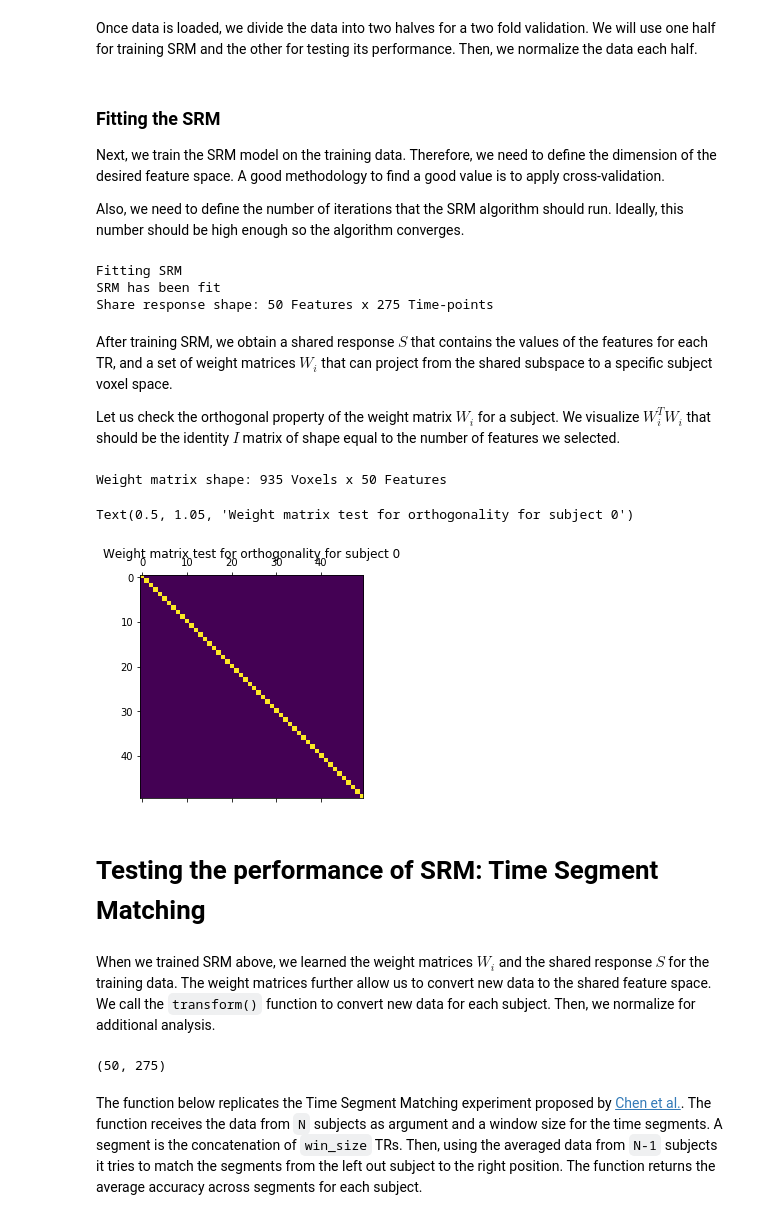
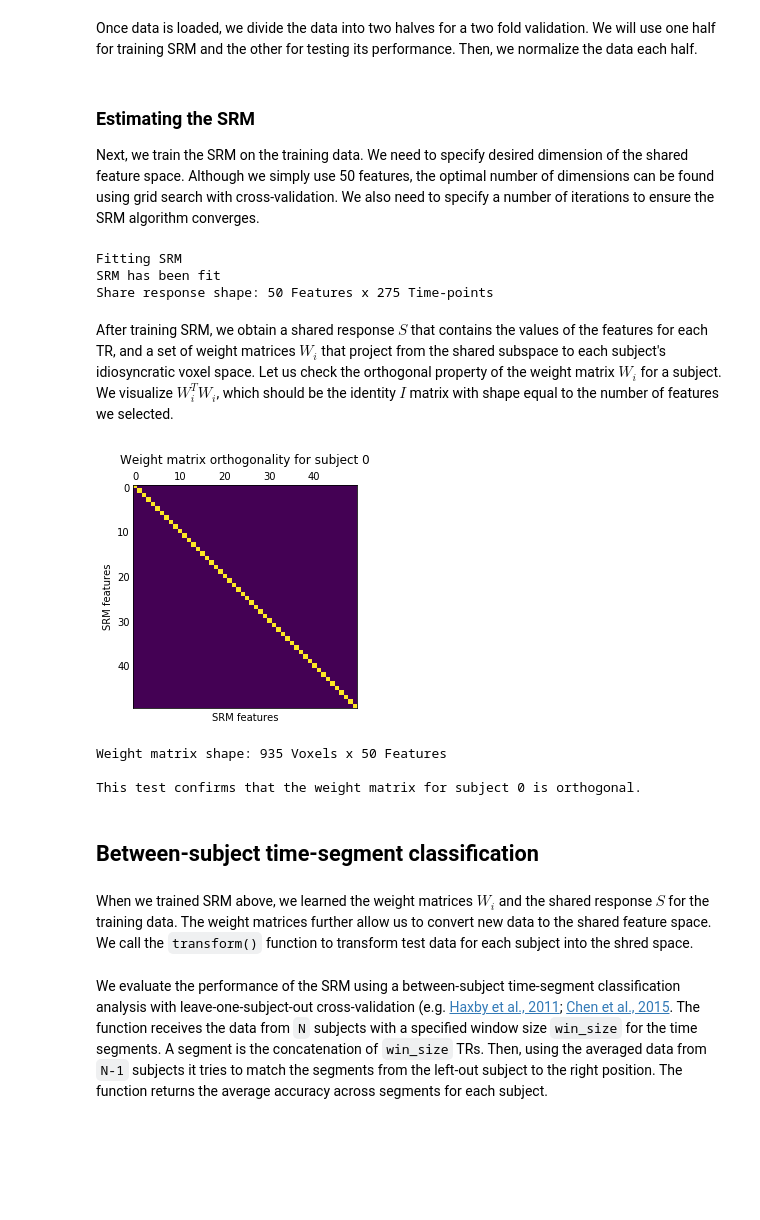
Before and after one commit to brainiak/brainiak-aperture, a Jupyter notebook: notebooks/srm/SRM.ipynb, the cells around one changed output. Saved outputs shown, nothing was run; the diff lists cells and outputs as text; code cells hidden in the pictures; blank space fills up the shorter version.

```diff
--- a/notebooks/srm/SRM.ipynb
+++ b/notebooks/srm/SRM.ipynb
@@ -24,8 +28,8 @@ from brainiak.fcma.util import compute_correlation
 To work through the SRM functionality, we use an fMRI dataset collected while participants listened to a spoken story called "[I Knew You Were Black](https://themoth.org/stories/i-knew-you-were-black)" by Carol Daniel. These data are available as part of the publicly available [Narratives](https://github.com/snastase/narratives) collection ([Nastase et al., 2019](https://openneuro.org/datasets/ds002345)). Here, we download a pre-packaged subset of the data from Zenodo. These data have been preprocessed using fMRIPrep and confound regression in AFNI. We apply the SRM to a region of interest (ROI) comprising the "temporal parietal" network according to a cortical parcellation containing 400 parcels from Schaefer and colleagues ([2018](https://doi.org/10.1093/cercor/bhx179)).
 # %%
 # Download example fMRI data and atlas from Zenodo
-data_fns = sorted(glob('../data/sub-*_task-black_*bold.nii.gz'))
-atlas_fn = '../data/Schaefer2018_400Parcels_17Networks_order_FSLMNI152_2.5mm.nii.gz'
+data_fns = sorted(glob('../../data/sub-*_task-black_*bold.nii.gz'))
+atlas_fn = '../../data/Schaefer2018_400Parcels_17Networks_order_FSLMNI152_2.5mm.nii.gz'
 
 # Load in the Schaefer 400-parcel atlas
 atlas_nii = nib.load(atlas_fn)
@@ -78,10 +88,6 @@ for subject in np.arange(n_subjects):
     # Take the second half of TRs as testing
     test_data.append(zscore(data[subject][(n_trs//2):, :], axis=0).T)
 # %% [markdown]
-### Fitting the SRM
-Next, we train the SRM model on the training data.
-Therefore, we need to define the dimension of the desired feature space.
-A good methodology to find a good value is to apply cross-validation.
-
-Also, we need to define the number of iterations that the SRM algorithm should run. Ideally, this number should be high enough so the algorithm converges.
+### Estimating the SRM
+Next, we train the SRM on the training data. We need to specify desired dimension of the shared feature space. Although we simply use 50 features, the optimal number of dimensions can be found using grid search with cross-validation. We also need to specify a number of iterations to ensure the SRM algorithm converges.
 # %%
@@ -101,28 +109,31 @@ Fitting SRM
 SRM has been fit
 Share response shape: 50 Features x 275 Time-points
 # %% [markdown]
-After training SRM, we obtain a shared response $S$ that contains the values of the features for each TR, and a set of weight matrices $W_i$ that can project from the shared subspace to a specific subject voxel space.
-
-Let us check the orthogonal property of the weight matrix $W_i$ for a subject.
-We visualize $W_i^TW_i$ that should be the identity $I$ matrix of shape equal to the number of features we selected.
+After training SRM, we obtain a shared response $S$ that contains the values of the features for each TR, and a set of weight matrices $W_i$ that project from the shared subspace to each subject's idiosyncratic voxel space. Let us check the orthogonal property of the weight matrix $W_i$ for a subject. We visualize $W_i^TW_i$, which should be the identity $I$ matrix with shape equal to the number of features we selected.
-# %%
-subject = 0
-print(f'Weight matrix shape: {srm.w_[subject].shape[0]} Voxels x {srm.w_[subject].shape[1]} Features')
-
-plt.matshow(srm.w_[0].T.dot(srm.w_[0]))
-plt.title(f'Weight matrix test for orthogonality for subject {subject}')
-# %% [output]
-Weight matrix shape: 935 Voxels x 50 Features
-Text(0.5, 1.05, 'Weight matrix test for orthogonality for subject 0')
-[figure, removed]
-# %% [markdown]
-# Testing the performance of SRM: Time Segment Matching
+# %%
+# Use the first subject as an example
+subject = 0
+
+plt.matshow(srm.w_[subject].T.dot(srm.w_[subject]))
+plt.title(f'Weight matrix orthogonality for subject {subject}', pad=10)
+plt.xlabel('SRM features')
+plt.ylabel('SRM features')
+plt.tick_params(length=0)
+plt.show()
+
+print(f'Weight matrix shape: {srm.w_[subject].shape[0]} '
+      f'Voxels x {srm.w_[subject].shape[1]} Features\n')
+print("This test confirms that the weight matrix for "
+      f"subject {subject} is orthogonal.")
+# %% [output]
+[figure, added]
+Weight matrix shape: 935 Voxels x 50 Features
+
+This test confirms that the weight matrix for subject 0 is orthogonal.
+# %% [markdown]
+## Between-subject time-segment classification
 # %% [markdown]
-When we trained SRM above, we learned the weight matrices $W_i$ and the shared response $S$ for the training data. The weight matrices further allow us to convert new data to the shared feature space. We call the `transform()` function to convert new data for each subject. Then, we normalize for additional analysis.
+When we trained SRM above, we learned the weight matrices $W_i$ and the shared response $S$ for the training data. The weight matrices further allow us to convert new data to the shared feature space. We call the `transform()` function to transform test data for each subject into the shred space.
-# %%
-test_shared[0].shape
-# %% [output]
-(50, 275)
 # %%
 # Transform subject-space test data into shared space
 test_shared = srm.transform(test_data)
@@ -130,5 +141,5 @@ test_shared = srm.transform(test_data)
 # z-score the transformed test data
 test_shared = [zscore(ts, axis=1) for ts in test_shared]
 # %% [markdown]
-The function below replicates the Time Segment Matching experiment proposed by [Chen et al.](https://papers.nips.cc/paper/5855-a-reduced-dimension-fmri-shared-response-model). The function receives the data from `N` subjects as argument and a window size for the time segments. A segment is the concatenation of `win_size` TRs. Then, using the averaged data from `N-1` subjects it tries to match the segments from the left out subject to the right position. The function returns the average accuracy across segments for each subject.
+We evaluate the performance of the SRM using a between-subject time-segment classification analysis with leave-one-subject-out cross-validation (e.g. [Haxby et al., 2011](https://doi.org/10.1016/j.neuron.2011.08.026); [Chen et al., 2015](https://papers.nips.cc/paper/5855-a-reduced-dimension-fmri-shared-response-model). The function receives the data from `N` subjects with a specified window size `win_size` for the time segments. A segment is the concatenation of `win_size` TRs. Then, using the averaged data from `N-1` subjects it tries to match the segments from the left-out subject to the right position. The function returns the average accuracy across segments for each subject.
 # %%
```
Also changed, not shown: parts of 18 cells of this notebook.
